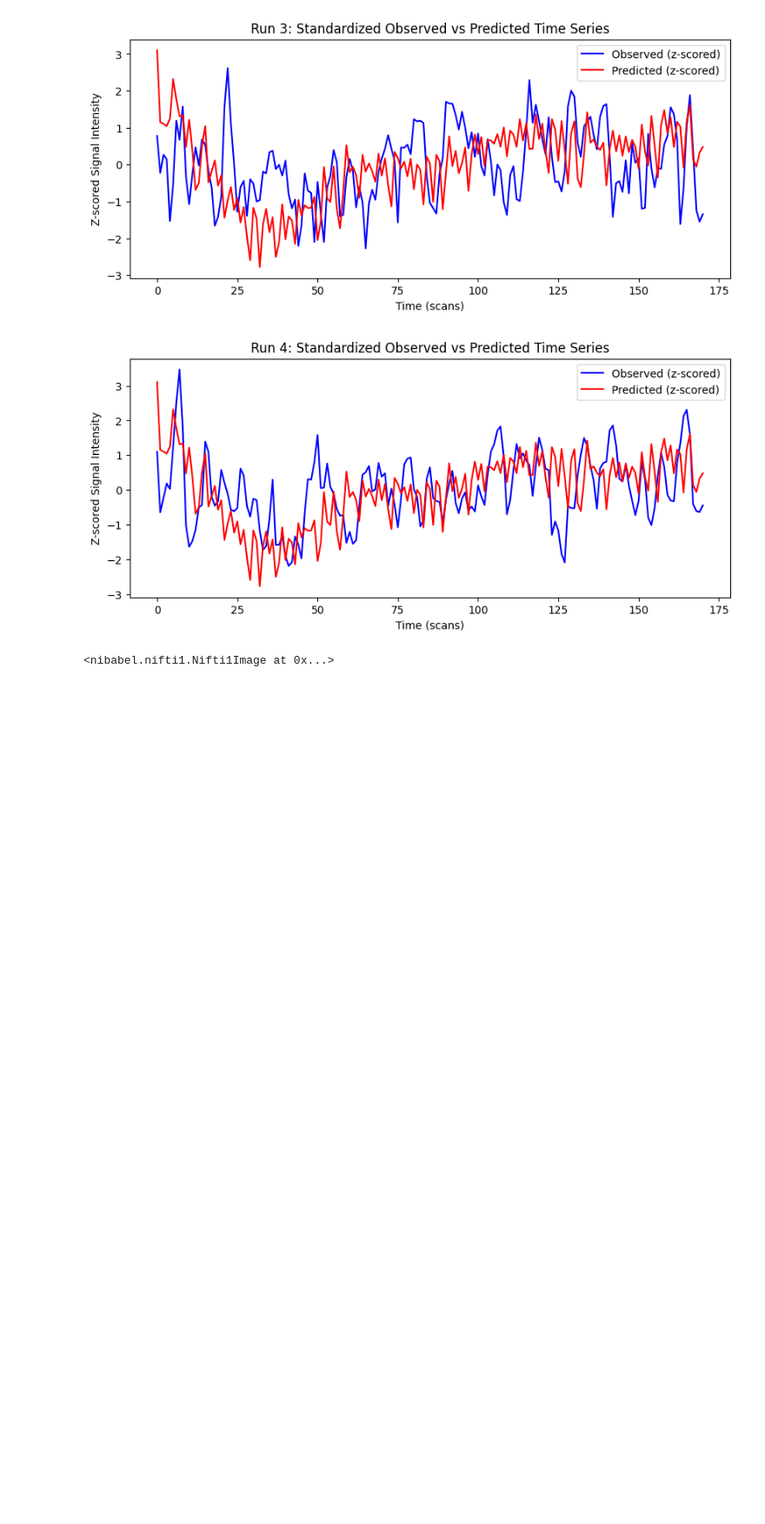
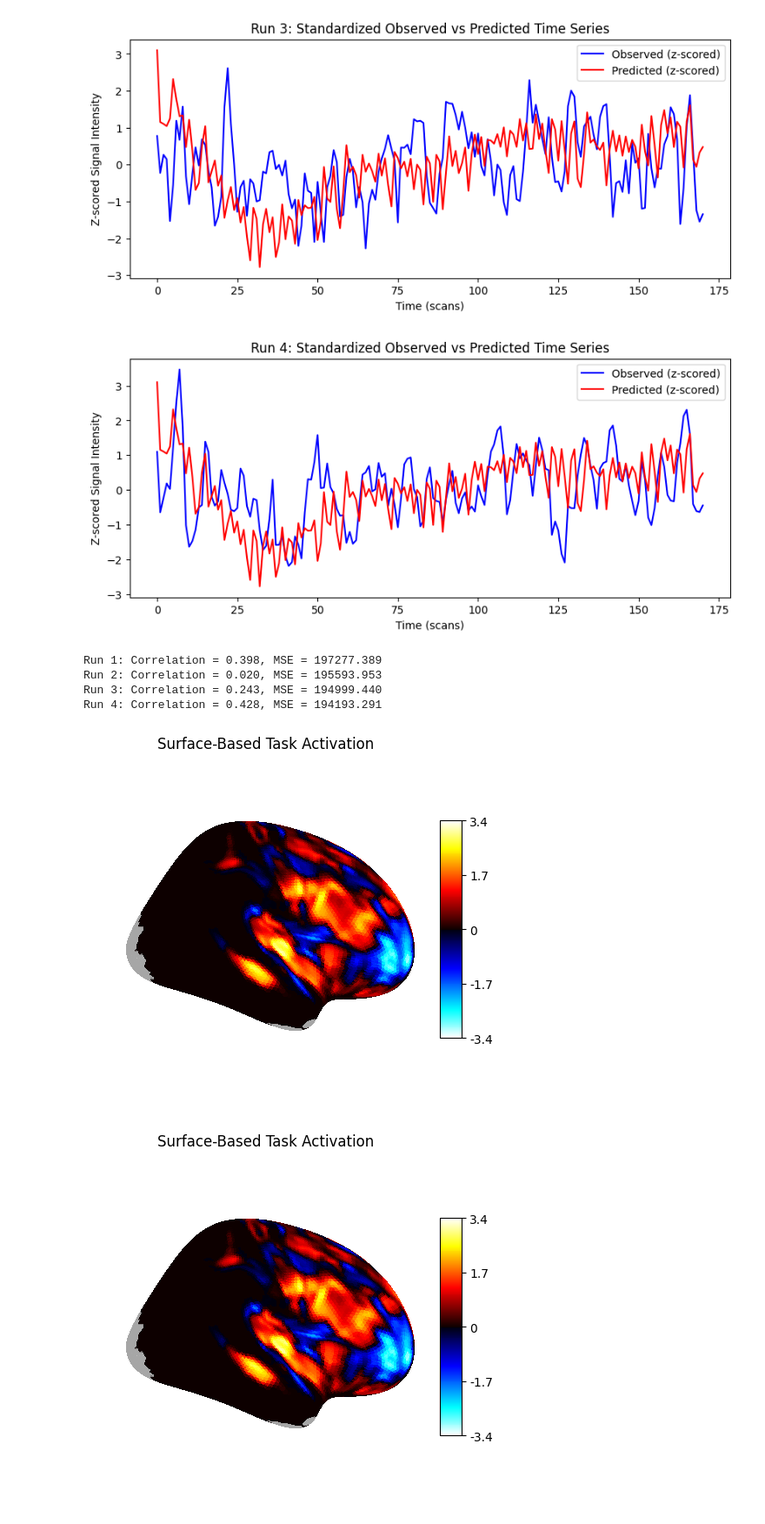
Before and after one commit to jancayan/Single-Subject-Working-Memory-Analysis, a Jupyter notebook: Nov6_notebooks/sahana_vis.ipynb, the cells around one changed output. Shown at 87% size. Saved outputs shown, nothing was run; the diff lists cells and outputs as text; code cells hidden in the pictures; blank space fills up the shorter version.

```diff
--- a/Nov6_notebooks/sahana_vis.ipynb
+++ b/Nov6_notebooks/sahana_vis.ipynb
@@ -82,7 +88,7 @@ Computing contrast for run 3
 Computing contrast for run 4
 # %%
 # Visualize each z-map for the contrast
-for i, z_map in enumerate(z_maps):
-    print(f"Plotting Z map for run {i + 1}")
-    display = plot_stat_map(z_map, title=f"Run {i + 1} Task Contrast", threshold=3.0, display_mode='ortho', bg_img='anat/wc0cs2018-08-05_10-17-102019-00001-00160-1.nii')
-    plt.show()
+# for i, z_map in enumerate(z_maps):
+#     print(f"Plotting Z map for run {i + 1}")
+#     display = plot_stat_map(z_map, title=f"Run {i + 1} Task Contrast", threshold=3.0, display_mode='ortho', bg_img='anat/wc0cs2018-08-05_10-17-102019-00001-00160-1.nii')
+#     plt.show()
@@ -150,7 +147,32 @@ for i, model in enumerate(fitted_models):
 [figure]
 [figure]
 [figure]
-# %%
-model.predicted[0]
-# %% [output]
-<nibabel.nifti1.Nifti1Image at 0x...>
+# %%
+from scipy.stats import pearsonr
+from sklearn.metrics import mean_squared_error
+
+for i, model in enumerate(fitted_models):
+    observed_timeseries = masker.fit_transform(four_runs[i])
+    predicted_timeseries = masker.fit_transform(model.predicted[0])
+
+    observed = observed_timeseries.ravel()
+    predicted = predicted_timeseries.ravel()
+
+    corr, _ = pearsonr(observed, predicted)
+    mse = mean_squared_error(observed, predicted)
+
+    print(f"Run {i + 1}: Correlation = {corr:.3f}, MSE = {mse:.3f}")
+# %% [output]
+Run 1: Correlation = 0.398, MSE = 197277.389
+Run 2: Correlation = 0.020, MSE = 195593.953
+Run 3: Correlation = 0.243, MSE = 194999.440
+Run 4: Correlation = 0.428, MSE = 194193.291
+# %%
+from nilearn import surface, datasets, plotting
+fsaverage = datasets.fetch_surf_fsaverage()
+texture = surface.vol_to_surf(z_map, fsaverage.pial_right)
+plotting.plot_surf_stat_map(fsaverage.infl_right, texture, hemi='right',
+                            title="Surface-Based Task Activation", colorbar=True)
+# %% [output]
+[figure, added]
+[figure, added]
```
Also changed, not shown: parts of 2 cells of this notebook.
